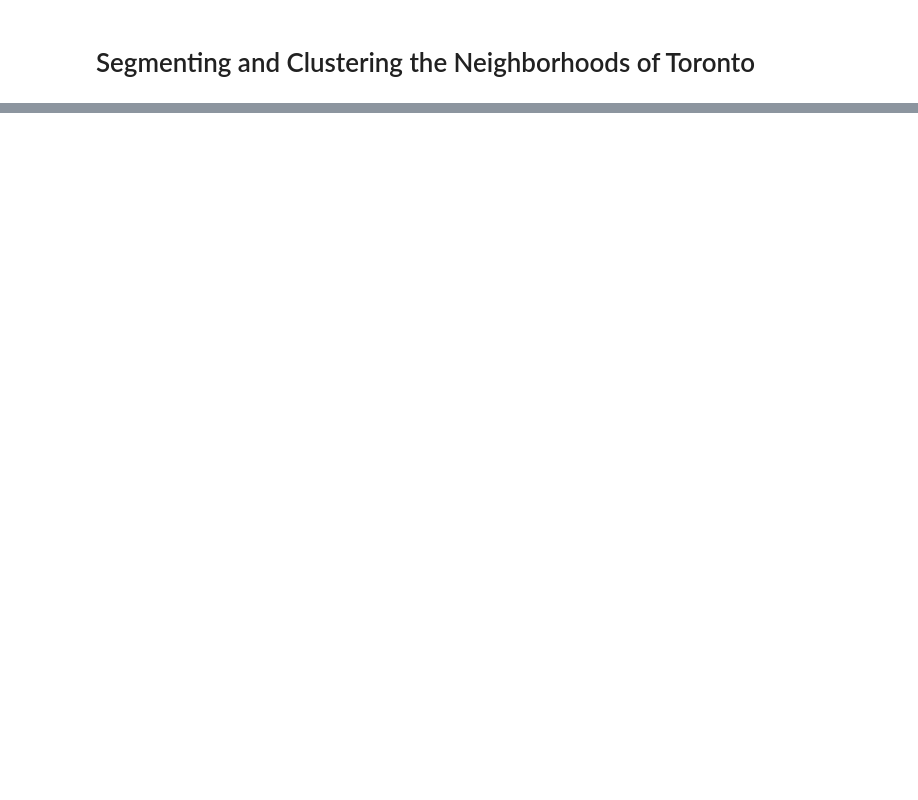
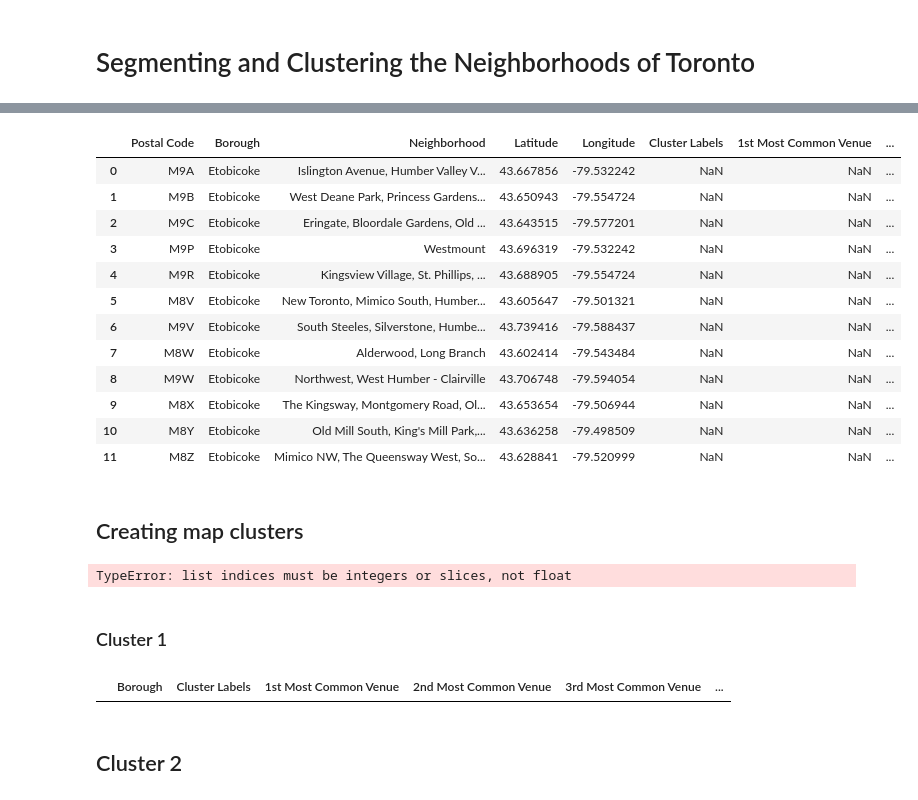
Before and after one commit to tgreba2018/Coursera_Capstone, a Jupyter notebook: Segmenting and Clustering Neighborhoods in Toronto.ipynb, the cells around one changed output, grey strips where cells are left out. Drawn from its saved outputs; the diff is of its cells as text; code cells hidden in the pictures; blank space fills up the shorter version.

```diff
--- a/Segmenting and Clustering Neighborhoods in Toronto.ipynb
+++ b/Segmenting and Clustering Neighborhoods in Toronto.ipynb
@@ -179,0 +480,62 @@ KeyError: 'Latitude'
+# %%
+# Add clustering labels
+top_venues.insert(0, 'Cluster Labels', kmeans.labels_)
+
+toronto_merged = df_toronto_york
+
+# Merge Dataframes to add latitude/longitude for each neighborhood
+toronto_merged = toronto_merged.join(top_venues.set_index('Neighborhood'), on='Neighborhood')
+
+# Display Dataframe
+toronto_merged
+# %% [output]
+|  | Postal Code | Borough | Neighborhood | Latitude | Longitude | Cluster Labels | 1st Most Common Venue | ... |
+| 0 | M9A | Etobicoke | Islington Avenue, Humber Valley V... | 43.667856 | -79.532242 | NaN | NaN | ... |
+| 1 | M9B | Etobicoke | West Deane Park, Princess Gardens... | 43.650943 | -79.554724 | NaN | NaN | ... |
+| 2 | M9C | Etobicoke | Eringate, Bloordale Gardens, Old ... | 43.643515 | -79.577201 | NaN | NaN | ... |
+| 3 | M9P | Etobicoke | Westmount | 43.696319 | -79.532242 | NaN | NaN | ... |
+| 4 | M9R | Etobicoke | Kingsview Village, St. Phillips, ... | 43.688905 | -79.554724 | NaN | NaN | ... |
+| 5 | M8V | Etobicoke | New Toronto, Mimico South, Humber... | 43.605647 | -79.501321 | NaN | NaN | ... |
+| 6 | M9V | Etobicoke | South Steeles, Silverstone, Humbe... | 43.739416 | -79.588437 | NaN | NaN | ... |
+| 7 | M8W | Etobicoke | Alderwood, Long Branch | 43.602414 | -79.543484 | NaN | NaN | ... |
+| 8 | M9W | Etobicoke | Northwest, West Humber - Clairville | 43.706748 | -79.594054 | NaN | NaN | ... |
+| 9 | M8X | Etobicoke | The Kingsway, Montgomery Road, Ol... | 43.653654 | -79.506944 | NaN | NaN | ... |
+| 10 | M8Y | Etobicoke | Old Mill South, King's Mill Park,... | 43.636258 | -79.498509 | NaN | NaN | ... |
+| 11 | M8Z | Etobicoke | Mimico NW, The Queensway West, So... | 43.628841 | -79.520999 | NaN | NaN | ... |
+# %% [markdown]
+## Creating map clusters
+# %%
+# Create map
+map_clusters = folium.Map(location=[latitude, longitude], zoom_start=11)
+
+# Set color scheme for the clusters
+x = np.arange(kclusters)
+ys = [i+x+(i*x)**2 for i in range(kclusters)]
+colors_array = cm.rainbow(np.linspace(0, 1, len(ys)))
+rainbow = [colors.rgb2hex(i) for i in colors_array]
+
+# Add markers to the map
+markers_colors = []
+for lat, lon, poi, cluster in zip(toronto_merged['Latitude'], toronto_merged['Longitude'], toronto_merged['Neighborhood'], toronto_merged['Cluster Labels']):
+    label = folium.Popup(str(poi)+'Cluster'+str(cluster), parse_html=True)
+    folium.CircleMarker(
+        [lat, lon],
+        radius=5,
+        popup=label,
+        color = rainbow[cluster-1],
+        fill=True,
+        fill_color = rainbow[cluster-1],
+        fill_opacity=0.7).add_to(map_clusters)
+
+# Display map
+map_clusters
+# %% [output]
+TypeError: list indices must be integers or slices, not float
+# %% [markdown]
+### Cluster 1
+# %%
+toronto_merged.loc[toronto_merged['Cluster Labels'] == 0, toronto_merged.columns[[1] + list(range(5, toronto_merged.shape[1]))]]
+# %% [output]
+|  | Borough | Cluster Labels | 1st Most Common Venue | 2nd Most Common Venue | 3rd Most Common Venue | ... |
+# %% [markdown]
+## Cluster 2
```
Also changed, not shown: parts of 69 cells of this notebook.
